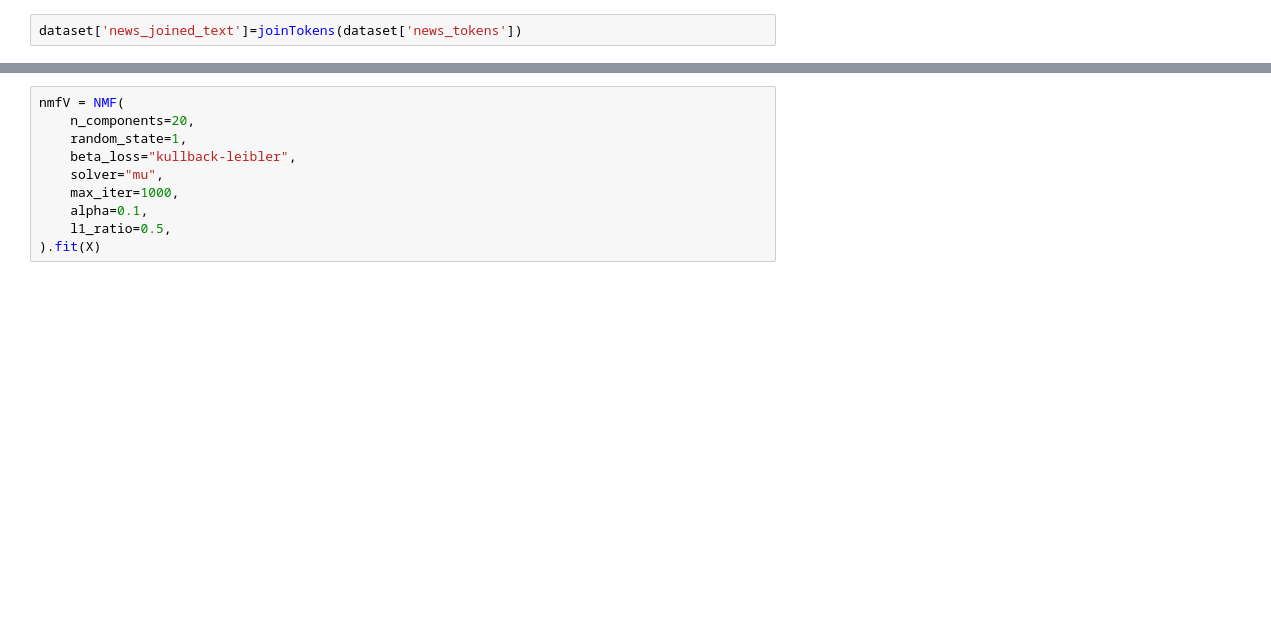
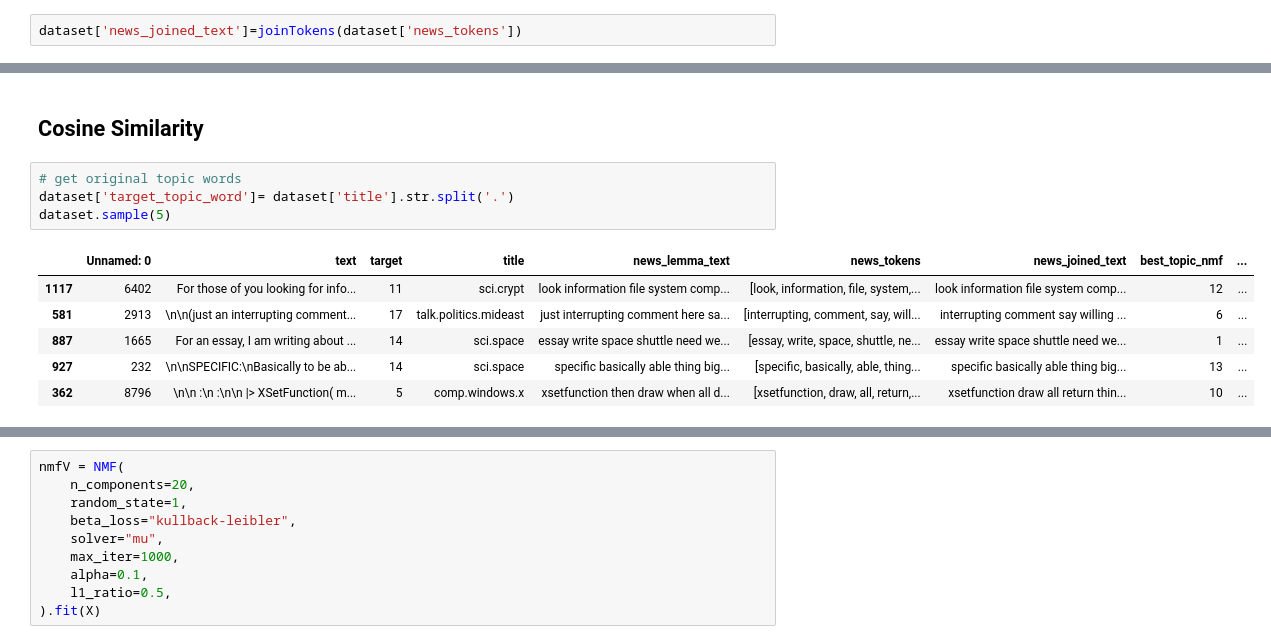
Before and after one commit to geersenthil/Topic-Modeling-, a Jupyter notebook: NMF.ipynb, the cells around one changed output, grey strips where cells are left out. Drawn from its saved outputs; the diff is of its cells as text; blank space fills up the shorter version.

Commit message:
Cosine Similarity

```diff
--- a/NMF.ipynb
+++ b/NMF.ipynb
@@ -303,0 +364,13 @@ plot_top_words(nmf, tfidf_feature_names, n_top_words, "Topics in NMF model")
+# %% [markdown]
+## Cosine Similarity
+# %%
+# get original topic words
+dataset['target_topic_word']= dataset['title'].str.split('.')
+dataset.sample(5)
+# %% [output]
+|  | Unnamed: 0 | text | target | title | news_lemma_text | news_tokens | news_joined_text | best_topic_nmf | ... |
+| 1117 | 6402 | For those of you looking for info... | 11 | sci.crypt | look information file system comp... | [look, information, file, system,... | look information file system comp... | 12 | ... |
+| 581 | 2913 | \n\n(just an interrupting comment... | 17 | talk.politics.mideast | just interrupting comment here sa... | [interrupting, comment, say, will... | interrupting comment say willing ... | 6 | ... |
+| 887 | 1665 | For an essay, I am writing about ... | 14 | sci.space | essay write space shuttle need we... | [essay, write, space, shuttle, ne... | essay write space shuttle need we... | 1 | ... |
+| 927 | 232 | \n\nSPECIFIC:\nBasically to be ab... | 14 | sci.space | specific basically able thing big... | [specific, basically, able, thing... | specific basically able thing big... | 13 | ... |
+| 362 | 8796 | \n\n :\n :\n\n |> XSetFunction( m... | 5 | comp.windows.x | xsetfunction then draw when all d... | [xsetfunction, draw, all, return,... | xsetfunction draw all return thin... | 10 | ... |
```
Also changed, not shown: parts of 18 cells of this notebook.
